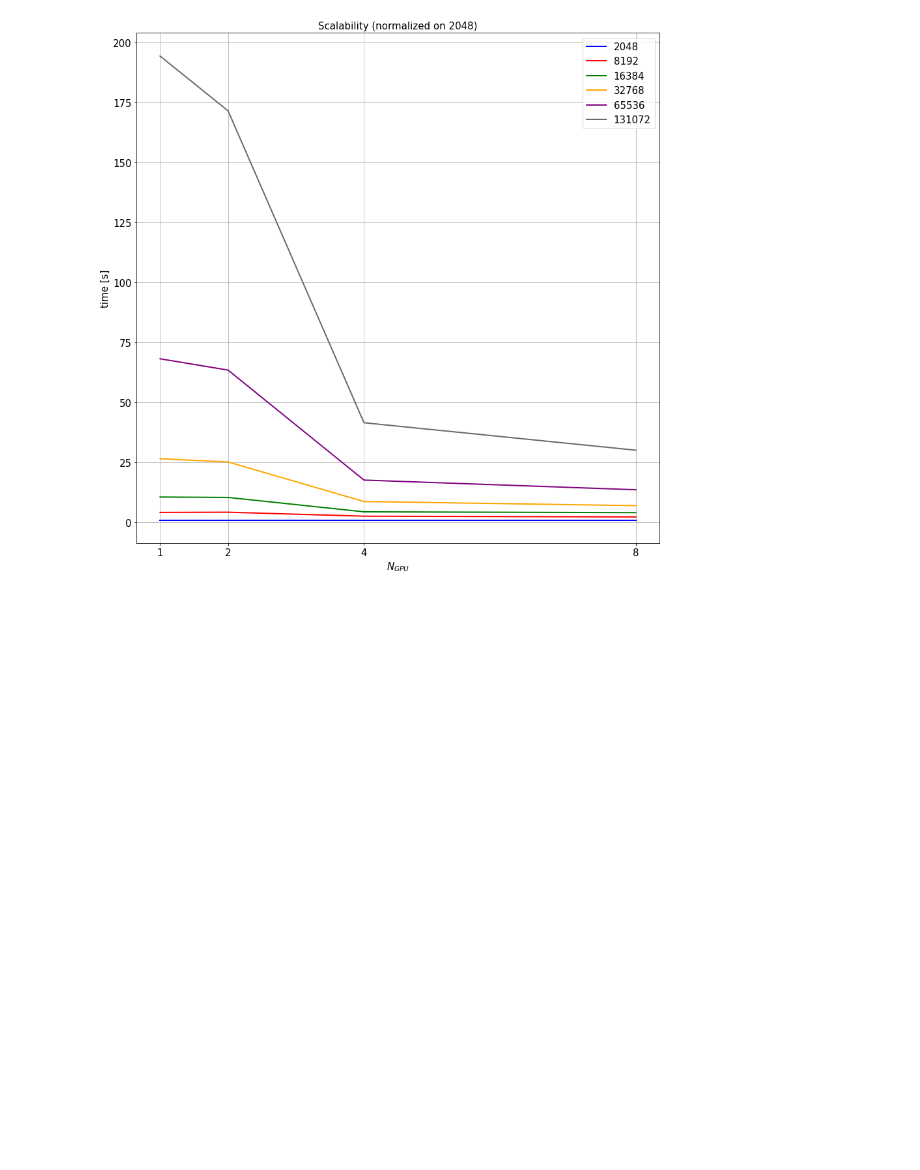
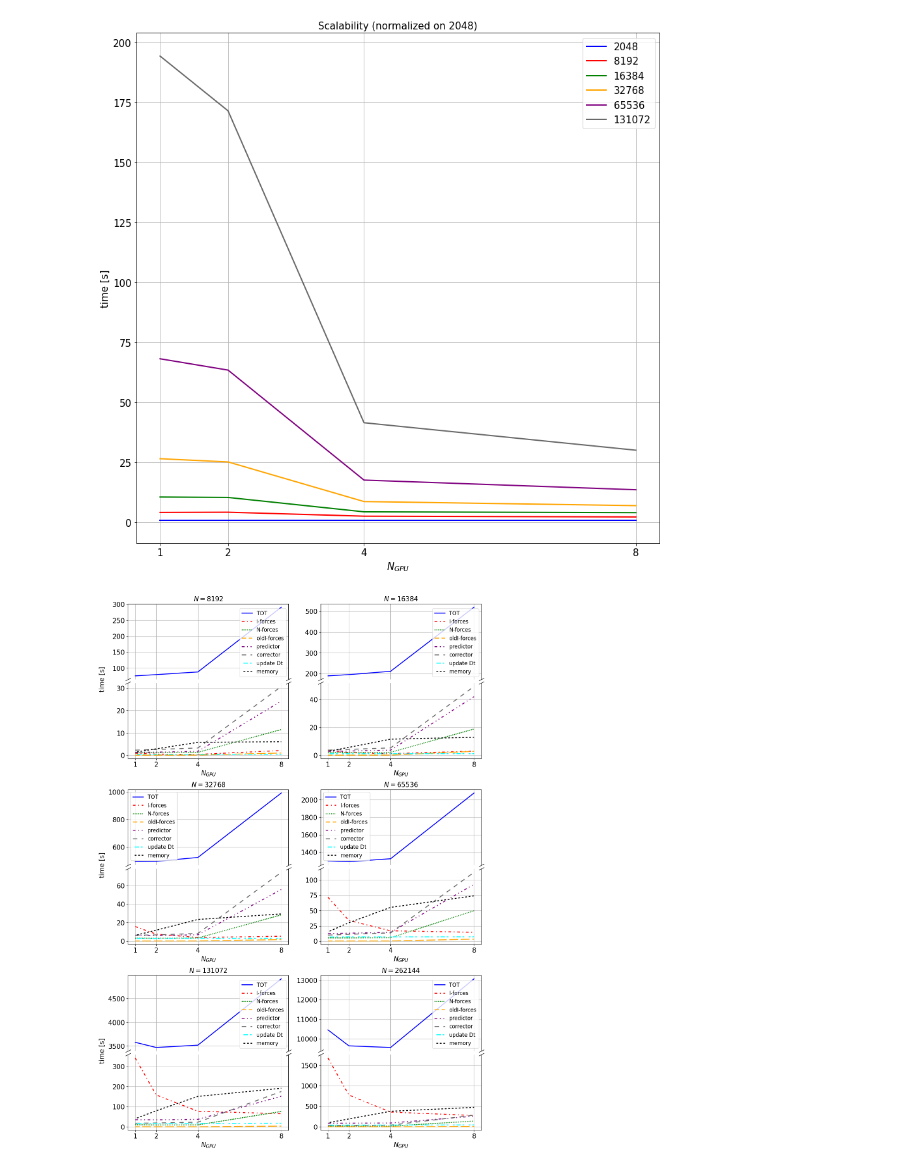
Before and after one commit to mattiamencagli/my-python-plots, a Jupyter notebook: plot_scalability.ipynb, the cells around one changed output. Drawn from its saved outputs; the diff is of its cells as text; code cells hidden in the pictures; blank space fills up the shorter version.

```diff
--- a/plot_scalability.ipynb
+++ b/plot_scalability.ipynb
@@ -187,3 +176,68 @@ if(SAVE):
     _ = plt.show(True)
 # %% [output]
 [figure]
+# %%
+##########################################################################################################################
+def plot_scal_N(i, ax, gpus, select):
+    j = 0
+    ax1 = ax[0]; ax2 = ax[1]
+    match select:
+        case "hermite_6th":
+            _ = ax1.plot(GPUN[gpus], lista[i][1][gpus,8], linestyle=lin[j], linewidth=lw, color=col[j], label = 'TOT'); j+=1
+            _ = ax2.plot(GPUN[gpus], lista[i][1][gpus,4],  linestyle=lin[j], linewidth=lw, color=col[j], label = 'I-forces'); j+=1
+            _ = ax2.plot(GPUN[gpus], lista[i][1][gpus,14], linestyle=lin[j], linewidth=lw, color=col[j], label = 'N-forces'); j+=1
+            _ = ax2.plot(GPUN[gpus], lista[i][1][gpus,2],  linestyle=lin[j], linewidth=lw, color=col[j], label = 'oldI-forces'); j+=1
+            _ = ax2.plot(GPUN[gpus], lista[i][1][gpus,11], linestyle=lin[j], linewidth=lw, color=col[j], label = 'predictor'); j+=1
+            _ = ax2.plot(GPUN[gpus], lista[i][1][gpus,19], linestyle=lin[j], linewidth=lw, color=col[j], label = 'corrector'); j+=1
+            _ = ax2.plot(GPUN[gpus], lista[i][1][gpus,20], linestyle=lin[j], linewidth=lw, color=col[j], label = 'update Dt'); j+=1
+            _ = ax2.plot(GPUN[gpus], lista[i][1][gpus,16]+lista[i][1][gpus,5], linestyle=lin[j], linewidth=lw, color=col[j], label = 'memory'); j+=1
+
+    #_ = ax.set_yscale("log", base=10)
+    _ = ax2.set_xlabel(r'$N_{GPU}$', fontsize=fs)
+    if(i%2==0):
+        _ = ax1.set_ylabel(r'time [s]', fontsize=fs)
+        _ = ax1.yaxis.set_label_coords(-0.14,0)
+        #_ = ax2.set_ylabel(r'time [s]', fontsize=fs)
+    _ = ax2.set_xticks(ticks=GPUN[gpus])
+    handles, labels = [(a + b) for a, b in zip(ax1.get_legend_handles_labels(), ax2.get_legend_handles_labels())]
+    _ = ax1.legend(handles, labels, fontsize=fss)
+    #_ = ax2.legend(fontsize=fss)
+    _ = ax1.set_title(r'$N=%d$'%Ns[i],fontsize=fs)
+    _ = ax1.tick_params(axis='both', labelsize=fs)
+    _ = ax2.tick_params(axis='both', labelsize=fs)
+    _ = ax1.grid()
+    _ = ax2.grid()
+    _ = ax1.spines.bottom.set_visible(False)
+    _ = ax2.spines.top.set_visible(False)
+    _ = ax1.xaxis.tick_top()
+    _ = ax1.tick_params(top=False, labeltop=False)  # don't put tick labels at the top
+    #x = np.linspace(-np.pi,np.pi,20); y = np.sin(x); mark_sin = [i for i in zip(x,y)]
+    mark_lin = [(-1, -0.5), (1, 0.5)]
+    kwargs = dict(marker=mark_lin, markersize=12, linestyle="none", color='k', mec='k', mew=1, clip_on=False)
+    _ = ax1.plot([0, 1], [0, 0], transform=ax1.transAxes, **kwargs)
+    _ = ax2.plot([0, 1], [1, 1], transform=ax2.transAxes, **kwargs)
+##########################################################################################################################
+
+SAVE = False
+
+select = "hermite_6th"
+
+gpus = [0,1,2,3] #seleziona che elemtni di GPUN vuoi includere nel plot
+COL = 2 ; RIG = 3
+off = 2 #salto 2048 e 4096
+fig = plt.figure(666, figsize=[n*4.8*COL,n*4.8*RIG])
+gs = fig.add_gridspec(RIG,COL)#, hspace=0)
+axs = []
+for j in range(RIG):
+    axs.append([])
+    for i in range(COL):
+        gs_tmp = gs[j,i].subgridspec(2, 1, hspace=0.05)
+        axs[j].append(gs_tmp.subplots(sharex=True))
+
+for i in range(RIG*COL):
+    plot_scal_N(i+off, axs[int(i/COL)][i%COL],  gpus, select)
+if(SAVE):
+    _ = plt.savefig(direc+select+".pdf", bbox_inches='tight', format='pdf')
+    _ = plt.show(True)
+# %% [output]
+[figure, added]
```
Also changed, not shown: parts of 4 cells of this notebook.
